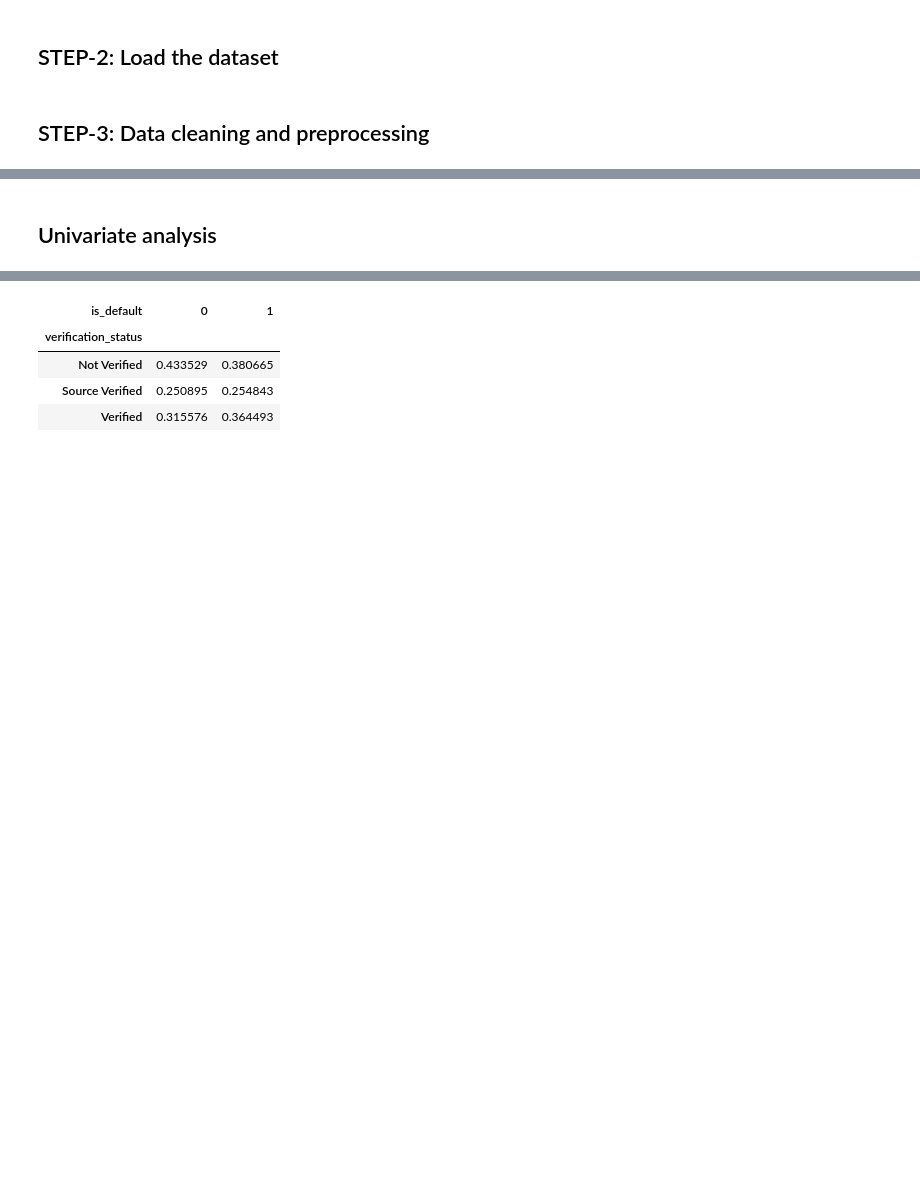
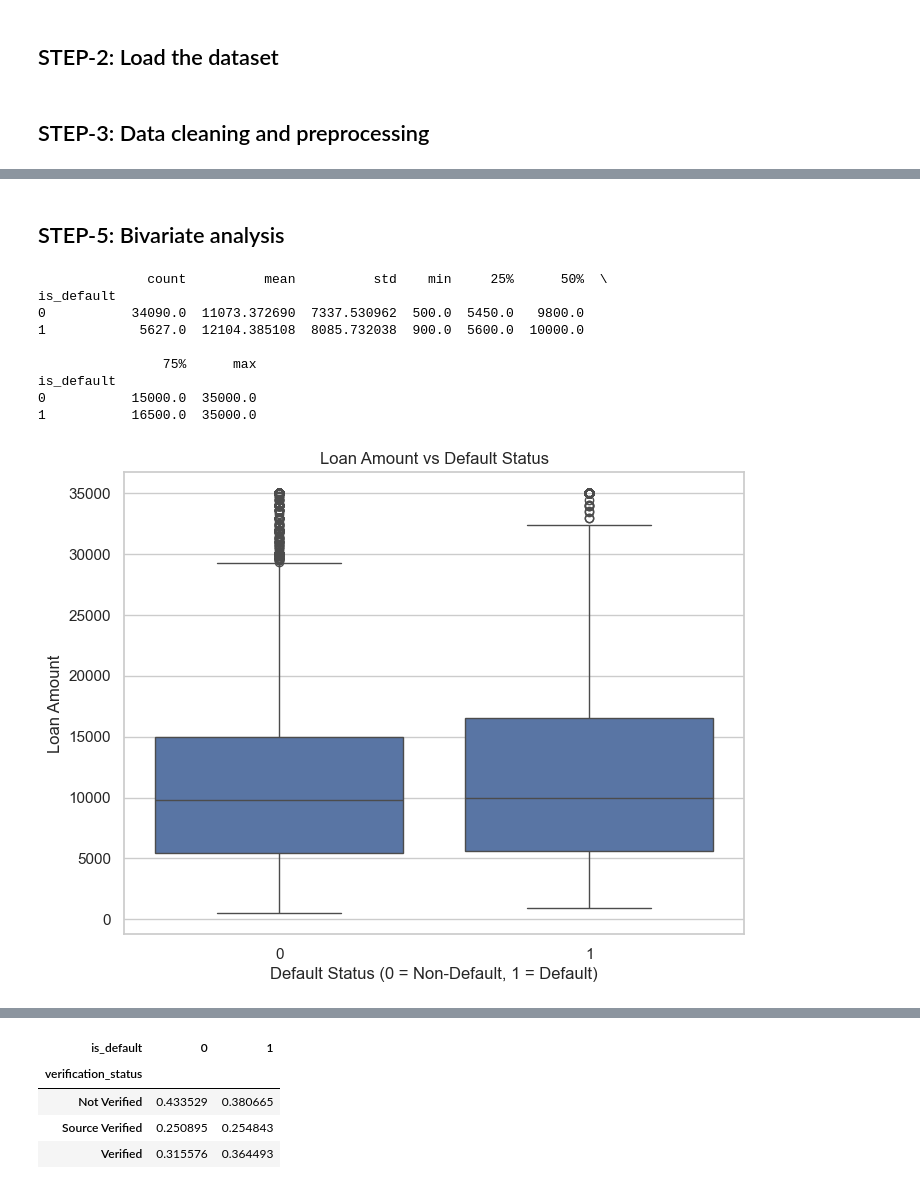
Before and after one commit to debasishmohanty/LendingClubCaseStudy, a Jupyter notebook: Lending_Club_Analysis.ipynb, the cells around one changed output, grey strips where cells are left out. Drawn from its saved outputs; the diff is of its cells as text; code cells hidden in the pictures; blank space fills up the shorter version.

```diff
--- a/Lending_Club_Analysis.ipynb
+++ b/Lending_Club_Analysis.ipynb
@@ -27,2 +95,54 @@ df['is_default'] = df['loan_status'].apply(lambda x: 1 if x == 'Charged Off' els
 # %% [markdown]
-## Univariate analysis
+## STEP-5: Bivariate analysis
+# %%
+# Exmine distribution of loan_amt for defaulters and non defaulter.
+
+# Descriptive statistics for loan amount by default status
+stats = df.groupby('is_default')['loan_amnt'].describe()
+print(stats)
+
+# From the result we can see more no. of non defaulters are present in the dataset. On average defaulters have taken loadn amount slightly higher
+# than non defaulters. Variation in loadn amount is also higher for non defaulters. Defaulters have higher 75th percentile value that means defaulters
+# have taken higher loan amounts.
+
+# We can assume defaulters have slightly higher loan amount. But let's visulaize the difference to get better understanding.
+
+plt.figure(figsize=(8, 6))
+sns.boxplot(data=df, x='is_default', y='loan_amnt')
+plt.title("Loan Amount vs Default Status")
+plt.xlabel("Default Status (0 = Non-Default, 1 = Default)")
+plt.ylabel("Loan Amount")
+plt.show()
+
+# Remove outliers and replot the boxplot.
+df_outliers_removed = calculateIQR('loan_amnt')
+
+plt.figure(figsize=(8, 6))
+sns.boxplot(data=df_outliers_removed, x='is_default', y='loan_amnt')
+plt.title("Loan Amount vs Default Status")
+plt.xlabel("Default Status (0 = Non-Default, 1 = Default)")
+plt.ylabel("Loan Amount")
+plt.show()
+
+# Plotting histogram of loan amounts with KDE
+plt.figure(figsize=(10, 6))
+sns.histplot(data=df, x='loan_amnt', hue='is_default', kde=True, bins=30, palette='Set1')
+plt.title("Loan Amount Distribution by Default Status")
+plt.xlabel("Loan Amount")
+plt.ylabel("Frequency")
+plt.legend(title="Default Status", labels=["Non-Default (0)", "Default (1)"])
+plt.show()
+
+# Conclusion: Borrower within loan amount 5000-15000 range are more defaulters.
+# Defaulters have taken higher loan amount(Some even higher than 35000) than non defaulter as seen from the hist plot
+# %% [output]
+              count          mean          std    min     25%      50%  \
+is_default
+0           34090.0  11073.372690  7337.530962  500.0  5450.0   9800.0
+1            5627.0  12104.385108  8085.732038  900.0  5600.0  10000.0
+
+                75%      max
+is_default
+0           15000.0  35000.0
+1           16500.0  35000.0
+[figure, new version]
```
Also changed, not shown: parts of 13 cells of this notebook.
